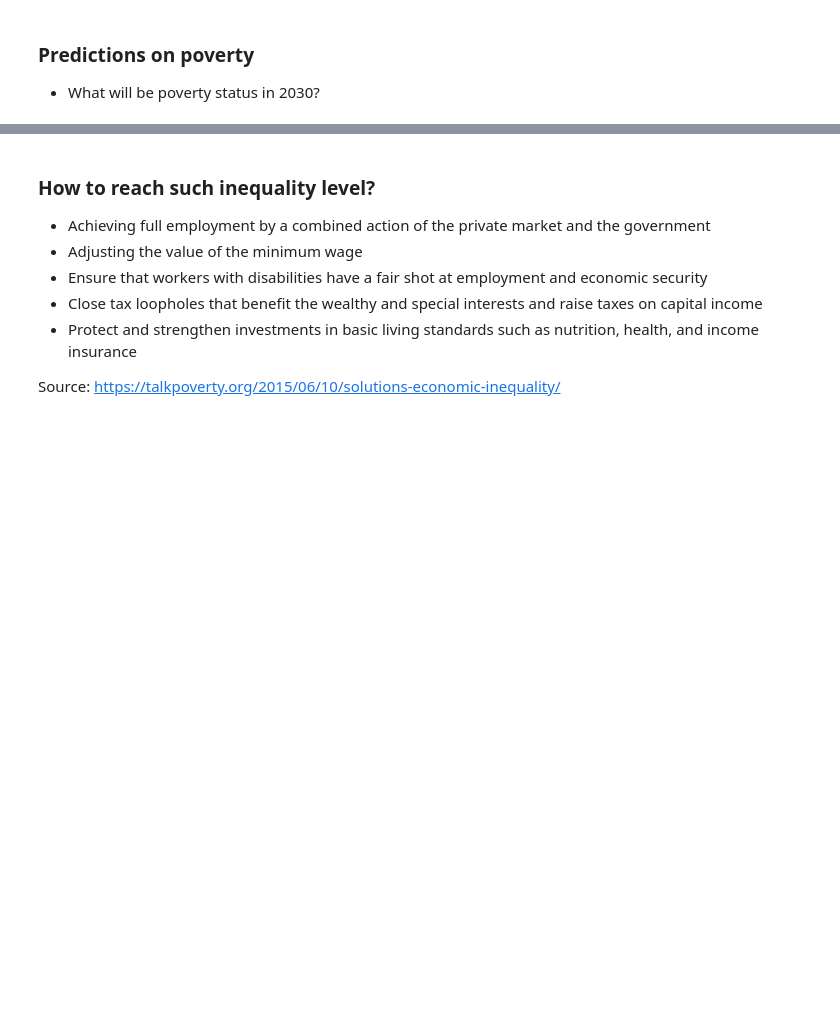
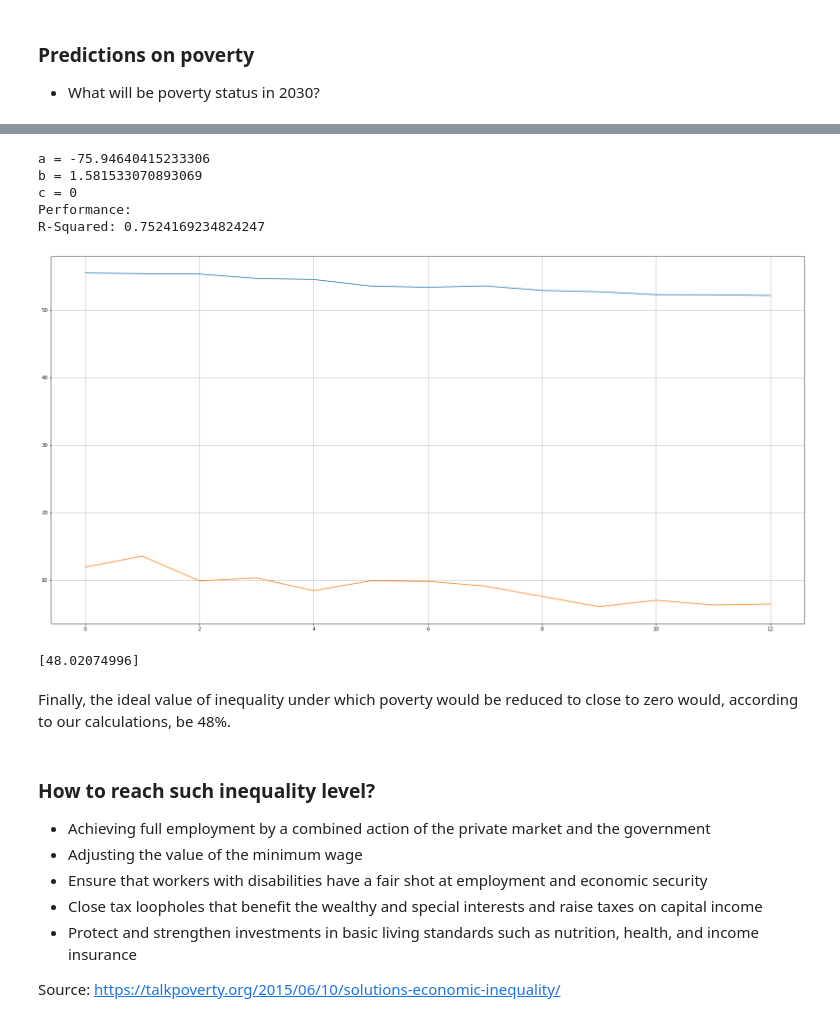
Before and after one commit to jmarcoscosta/MachineLearning-IMD, a Jupyter notebook: Global_poverty.ipynb, the cells around one changed output, grey strips where cells are left out. Drawn from its saved outputs; the diff is of its cells as text; code cells hidden in the pictures; blank space fills up the shorter version.

```diff
--- a/Global_poverty.ipynb
+++ b/Global_poverty.ipynb
@@ -72,3 +124,50 @@ plt.show()
+# %%
+feature = inequality["Share"]*100
+feature = feature.to_numpy().reshape(-1, 1)
+target = poverty.to_numpy()
+
+# crop target data to match feature
+N = 24
+feature = feature[N:]
+target = target[N + start_from:target.size - 2]
+
+#feature_ = PolynomialFeatures(degree=2, include_bias=False).fit_transform(feature)
+model = lr.fit(feature, target)
+#model = lr.fit(feature_, target)
+
+a = model.intercept_
+#b, c = model.coef_[0], model.coef_[1]
+b, c = model.coef_[0], 0
+
+print("a = " + str(a))
+print("b = " + str(b))
+print("c = " + str(c))
+#R2 = model.score(feature_, target)
+R2 = model.score(feature, target)
+print("Performance:")
+print("R-Squared: " + str(R2))
+
+# plot the results
+plt.figure(figsize=(28, 14))
+#plt.scatter(feature, target, marker = 'o')
+plt.plot(feature)
+plt.plot(target)
+#plt.scatter(feature_[0:, 0], lr.predict(feature_), color = 'r')
+#plt.scatter(feature, lr.predict(feature), color = 'r')
+plt.grid()
+plt.show()
+
+print(np.roots([c, b, a]))
+# %% [output]
+a = -75.94640415233306
+b = 1.581533070893069
+c = 0
+Performance:
+R-Squared: 0.7524169234824247
+[figure, added]
+[48.02074996]
+# %% [markdown]
+Finally, the ideal value of inequality under which poverty would be reduced to close to zero would, according to our calculations, be 48\%.
 # %% [markdown]
 ### How to reach such inequality level?
 
```
Also changed, not shown: parts of 6 cells of this notebook.
